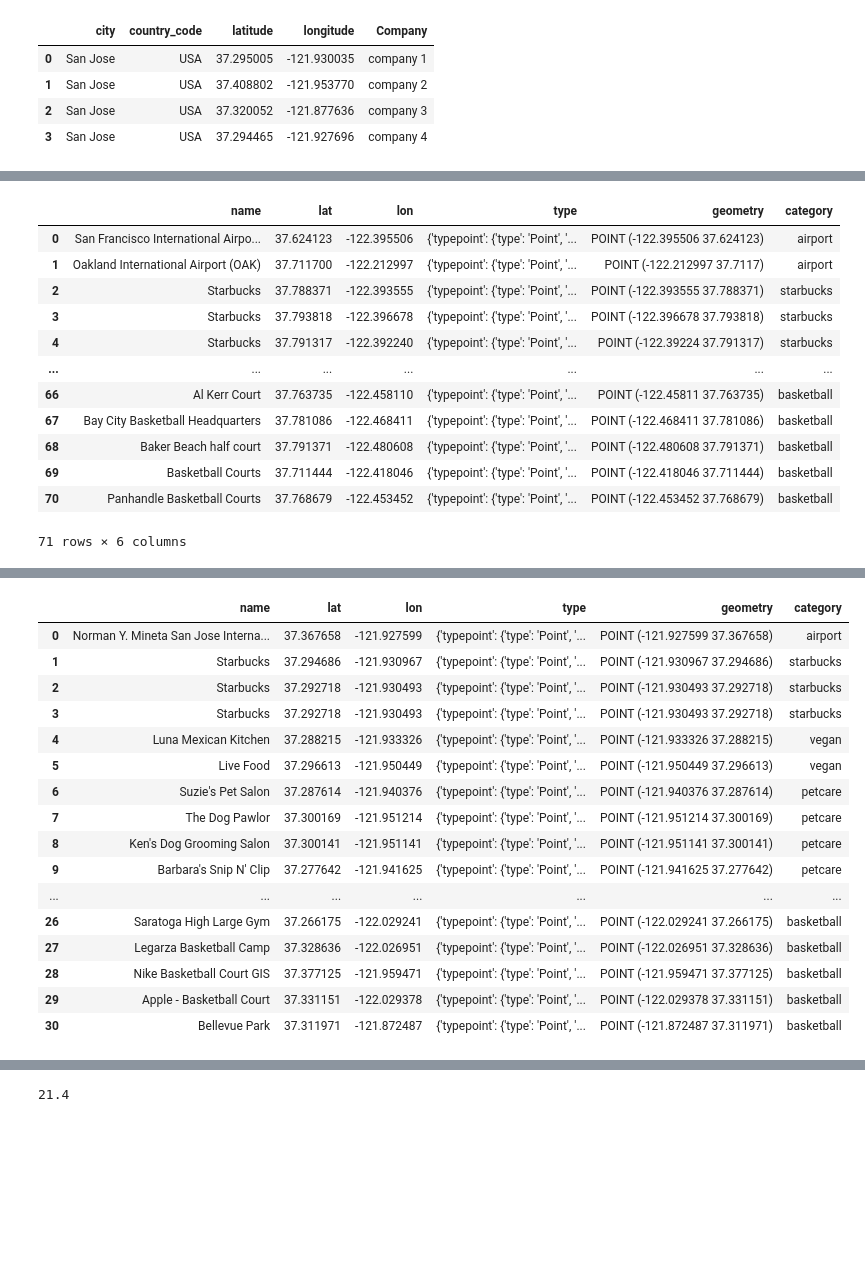
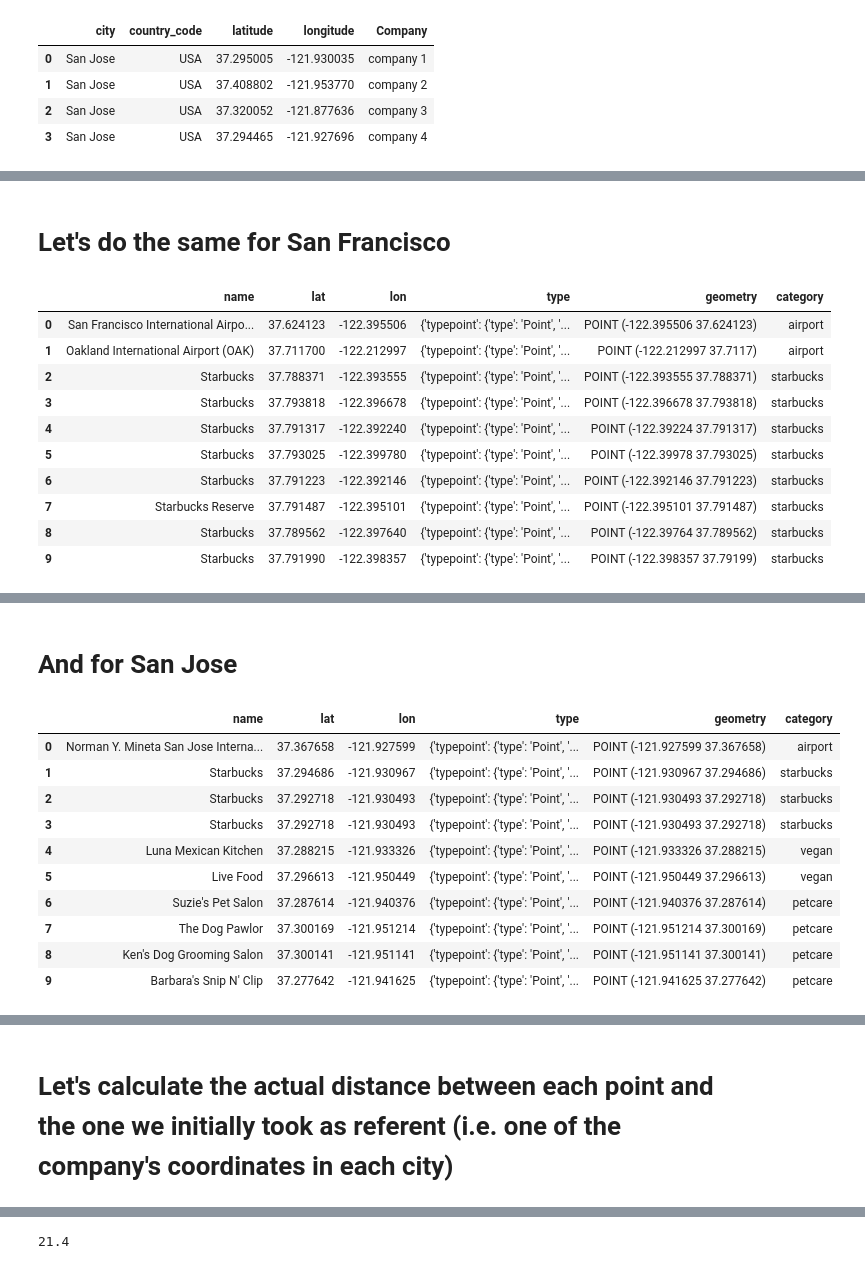
Before and after one commit to marcprz1992/project-3-ironhack, a Jupyter notebook: Main_code.ipynb, the cells around one changed output, grey strips where cells are left out. Saved outputs shown, nothing was run; the diff lists cells and outputs as text; code cells hidden in the pictures; blank space fills up the shorter version.

```diff
--- a/Main_code.ipynb
+++ b/Main_code.ipynb
@@ -949,6 +935,8 @@ nyc_map_1
+# %% [markdown]
+# Let's do the same for San Francisco
 # %%
 sf_venues = pd.read_csv("/Users/Marc/Desktop/Lectures_copy/Project_3_ironhack/project-3-ironhack/Datasets/sf_venues.csv", index_col=0,encoding = 'unicode_escape')
-sf_venues.reset_index().drop(['index'], axis=1)
+sf_venues.reset_index().drop(['index'], axis=1)[:10]
 # %% [output]
 |  | name | lat | lon | type | geometry | category |
 | 0 | San Francisco International Airpo... | 37.624123 | -122.395506 | {'typepoint': {'type': 'Point', '... | POINT (-122.395506 37.624123) | airport |
@@ -956,13 +944,11 @@ sf_venues.reset_index().drop(['index'], axis=1)
 | 2 | Starbucks | 37.788371 | -122.393555 | {'typepoint': {'type': 'Point', '... | POINT (-122.393555 37.788371) | starbucks |
 | 3 | Starbucks | 37.793818 | -122.396678 | {'typepoint': {'type': 'Point', '... | POINT (-122.396678 37.793818) | starbucks |
 | 4 | Starbucks | 37.791317 | -122.392240 | {'typepoint': {'type': 'Point', '... | POINT (-122.39224 37.791317) | starbucks |
-| ... | ... | ... | ... | ... | ... | ... |
-| 66 | Al Kerr Court | 37.763735 | -122.458110 | {'typepoint': {'type': 'Point', '... | POINT (-122.45811 37.763735) | basketball |
-| 67 | Bay City Basketball Headquarters | 37.781086 | -122.468411 | {'typepoint': {'type': 'Point', '... | POINT (-122.468411 37.781086) | basketball |
-| 68 | Baker Beach half court | 37.791371 | -122.480608 | {'typepoint': {'type': 'Point', '... | POINT (-122.480608 37.791371) | basketball |
-| 69 | Basketball Courts | 37.711444 | -122.418046 | {'typepoint': {'type': 'Point', '... | POINT (-122.418046 37.711444) | basketball |
-| 70 | Panhandle Basketball Courts | 37.768679 | -122.453452 | {'typepoint': {'type': 'Point', '... | POINT (-122.453452 37.768679) | basketball |
+| 5 | Starbucks | 37.793025 | -122.399780 | {'typepoint': {'type': 'Point', '... | POINT (-122.39978 37.793025) | starbucks |
+| 6 | Starbucks | 37.791223 | -122.392146 | {'typepoint': {'type': 'Point', '... | POINT (-122.392146 37.791223) | starbucks |
+| 7 | Starbucks Reserve | 37.791487 | -122.395101 | {'typepoint': {'type': 'Point', '... | POINT (-122.395101 37.791487) | starbucks |
+| 8 | Starbucks | 37.789562 | -122.397640 | {'typepoint': {'type': 'Point', '... | POINT (-122.39764 37.789562) | starbucks |
+| 9 | Starbucks | 37.791990 | -122.398357 | {'typepoint': {'type': 'Point', '... | POINT (-122.398357 37.79199) | starbucks |
-71 rows × 6 columns
 # %%
 for index, row in sf_venues.iterrows():
 
@@ -1025,24 +1009,20 @@ sf_map_1
+# %% [markdown]
+# And for San Jose
 # %%
 sj_venues = pd.read_csv("/Users/Marc/Desktop/Lectures_copy/Project_3_ironhack/project-3-ironhack/Datasets/sj_venues.csv", index_col=0,encoding = 'unicode_escape')
-sj_venues.reset_index().drop(['index'], axis=1)
+sj_venues.reset_index().drop(['index'], axis=1)[:10]
 # %% [output]
 |  | name | lat | lon | type | geometry | category |
 | 0 | Norman Y. Mineta San Jose Interna... | 37.367658 | -121.927599 | {'typepoint': {'type': 'Point', '... | POINT (-121.927599 37.367658) | airport |
 | 1 | Starbucks | 37.294686 | -121.930967 | {'typepoint': {'type': 'Point', '... | POINT (-121.930967 37.294686) | starbucks |
 | 2 | Starbucks | 37.292718 | -121.930493 | {'typepoint': {'type': 'Point', '... | POINT (-121.930493 37.292718) | starbucks |
 | 3 | Starbucks | 37.292718 | -121.930493 | {'typepoint': {'type': 'Point', '... | POINT (-121.930493 37.292718) | starbucks |
 | 4 | Luna Mexican Kitchen | 37.288215 | -121.933326 | {'typepoint': {'type': 'Point', '... | POINT (-121.933326 37.288215) | vegan |
 | 5 | Live Food | 37.296613 | -121.950449 | {'typepoint': {'type': 'Point', '... | POINT (-121.950449 37.296613) | vegan |
 | 6 | Suzie's Pet Salon | 37.287614 | -121.940376 | {'typepoint': {'type': 'Point', '... | POINT (-121.940376 37.287614) | petcare |
 | 7 | The Dog Pawlor | 37.300169 | -121.951214 | {'typepoint': {'type': 'Point', '... | POINT (-121.951214 37.300169) | petcare |
 | 8 | Ken's Dog Grooming Salon | 37.300141 | -121.951141 | {'typepoint': {'type': 'Point', '... | POINT (-121.951141 37.300141) | petcare |
 | 9 | Barbara's Snip N' Clip | 37.277642 | -121.941625 | {'typepoint': {'type': 'Point', '... | POINT (-121.941625 37.277642) | petcare |
-| ... | ... | ... | ... | ... | ... | ... |
-| 26 | Saratoga High Large Gym | 37.266175 | -122.029241 | {'typepoint': {'type': 'Point', '... | POINT (-122.029241 37.266175) | basketball |
-| 27 | Legarza Basketball Camp | 37.328636 | -122.026951 | {'typepoint': {'type': 'Point', '... | POINT (-122.026951 37.328636) | basketball |
-| 28 | Nike Basketball Court GIS | 37.377125 | -121.959471 | {'typepoint': {'type': 'Point', '... | POINT (-121.959471 37.377125) | basketball |
-| 29 | Apple - Basketball Court | 37.331151 | -122.029378 | {'typepoint': {'type': 'Point', '... | POINT (-122.029378 37.331151) | basketball |
-| 30 | Bellevue Park | 37.311971 | -121.872487 | {'typepoint': {'type': 'Point', '... | POINT (-121.872487 37.311971) | basketball |
 # %%
 for index, row in sj_venues.iterrows():
 
@@ -1106,0 +1083,2 @@ sj_map_1
+# %% [markdown]
+# Let's calculate the actual distance between each point and the one we initially took as referent (i.e. one of the company's coordinates in each city)
```
Also changed, not shown: parts of 99 cells of this notebook, 3 other files.
